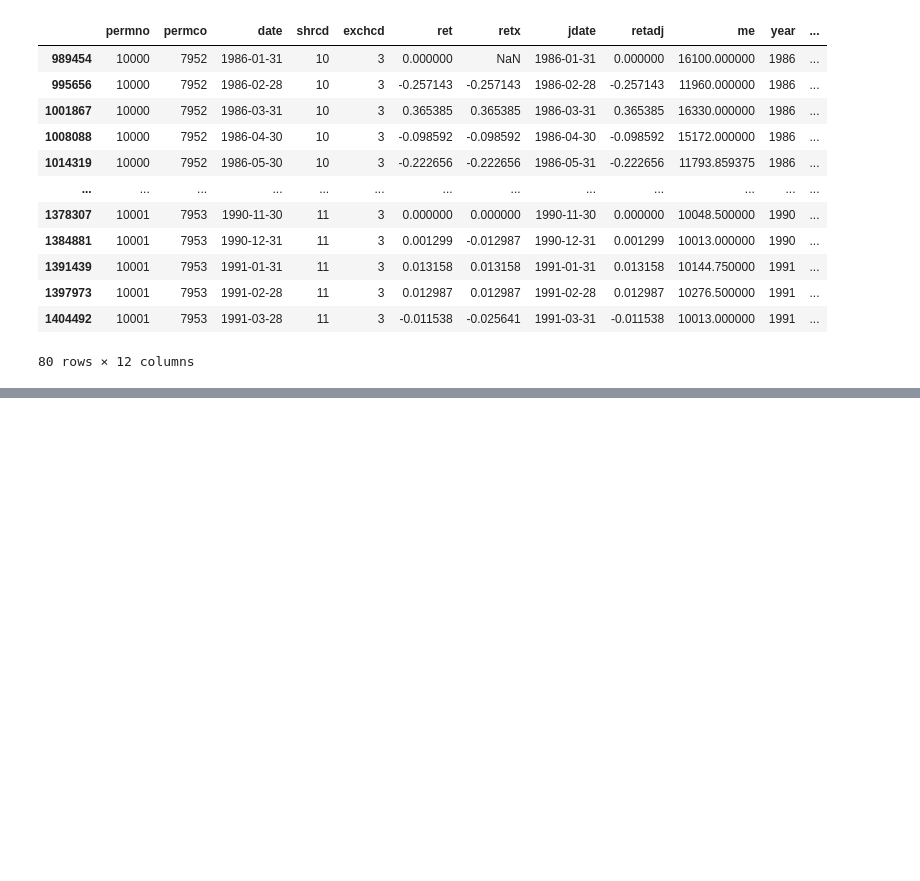
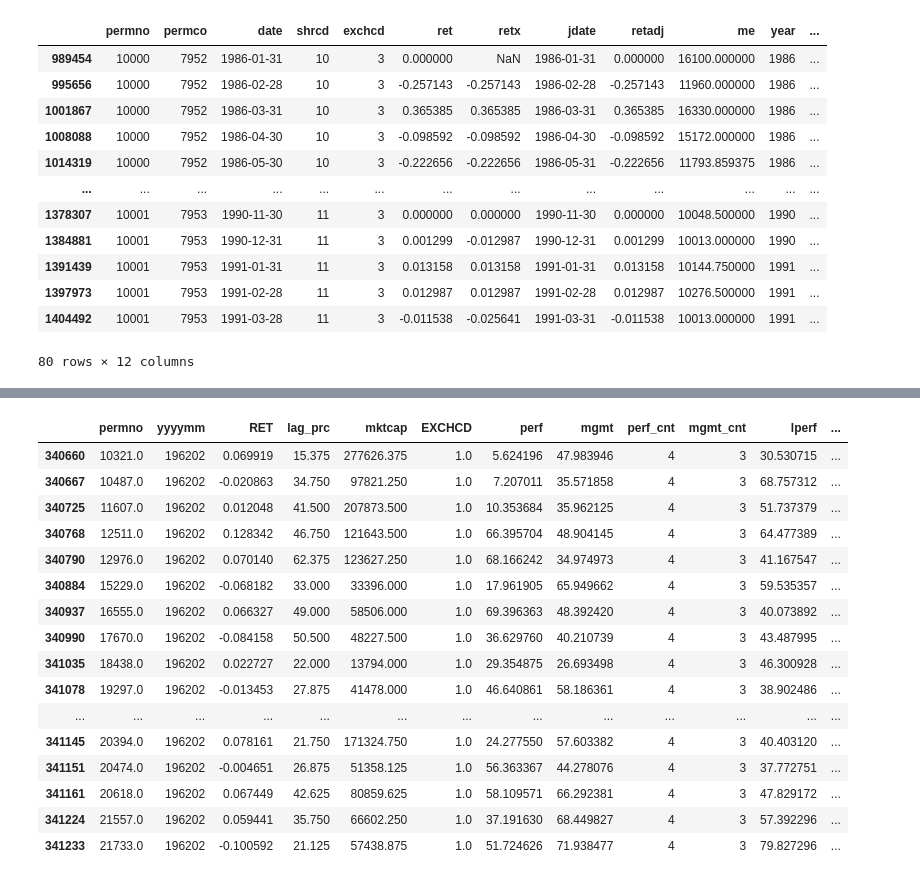
Before and after one commit to icer6683/Pricing, a Jupyter notebook: Table2.ipynb, the cells around one changed output, grey strips where cells are left out. Drawn from its saved outputs; the diff is of its cells as text; code cells hidden in the pictures; blank space fills up the shorter version.

```diff
--- a/Table2.ipynb
+++ b/Table2.ipynb
@@ -120,0 +152,28 @@ TypeError: 'numpy.int64' object is not callable
+# %%
+anomaly = pd.read_parquet("anomaly.gzip")
+# lag cumret
+anomaly['lperf']=anomaly.groupby(['permno'])['perf'].shift(120)
+# lag market cap
+anomaly['lmgmt']=anomaly.groupby(['permno'])['mgmt'].shift(120)
+fullanomaly = anomaly.copy()
+fullanomaly = fullanomaly.dropna()
+fullanomaly['yyyymm'] = fullanomaly['yyyymm'].astype(int)
+fullanomaly.head(20)
+# %% [output]
+|  | permno | yyyymm | RET | lag_prc | mktcap | EXCHCD | perf | mgmt | perf_cnt | mgmt_cnt | lperf | ... |
+| 340660 | 10321.0 | 196202 | 0.069919 | 15.375 | 277626.375 | 1.0 | 5.624196 | 47.983946 | 4 | 3 | 30.530715 | ... |
+| 340667 | 10487.0 | 196202 | -0.020863 | 34.750 | 97821.250 | 1.0 | 7.207011 | 35.571858 | 4 | 3 | 68.757312 | ... |
+| 340725 | 11607.0 | 196202 | 0.012048 | 41.500 | 207873.500 | 1.0 | 10.353684 | 35.962125 | 4 | 3 | 51.737379 | ... |
+| 340768 | 12511.0 | 196202 | 0.128342 | 46.750 | 121643.500 | 1.0 | 66.395704 | 48.904145 | 4 | 3 | 64.477389 | ... |
+| 340790 | 12976.0 | 196202 | 0.070140 | 62.375 | 123627.250 | 1.0 | 68.166242 | 34.974973 | 4 | 3 | 41.167547 | ... |
+| 340884 | 15229.0 | 196202 | -0.068182 | 33.000 | 33396.000 | 1.0 | 17.961905 | 65.949662 | 4 | 3 | 59.535357 | ... |
+| 340937 | 16555.0 | 196202 | 0.066327 | 49.000 | 58506.000 | 1.0 | 69.396363 | 48.392420 | 4 | 3 | 40.073892 | ... |
+| 340990 | 17670.0 | 196202 | -0.084158 | 50.500 | 48227.500 | 1.0 | 36.629760 | 40.210739 | 4 | 3 | 43.487995 | ... |
+| 341035 | 18438.0 | 196202 | 0.022727 | 22.000 | 13794.000 | 1.0 | 29.354875 | 26.693498 | 4 | 3 | 46.300928 | ... |
+| 341078 | 19297.0 | 196202 | -0.013453 | 27.875 | 41478.000 | 1.0 | 46.640861 | 58.186361 | 4 | 3 | 38.902486 | ... |
+| ... | ... | ... | ... | ... | ... | ... | ... | ... | ... | ... | ... | ... |
+| 341145 | 20394.0 | 196202 | 0.078161 | 21.750 | 171324.750 | 1.0 | 24.277550 | 57.603382 | 4 | 3 | 40.403120 | ... |
+| 341151 | 20474.0 | 196202 | -0.004651 | 26.875 | 51358.125 | 1.0 | 56.363367 | 44.278076 | 4 | 3 | 37.772751 | ... |
+| 341161 | 20618.0 | 196202 | 0.067449 | 42.625 | 80859.625 | 1.0 | 58.109571 | 66.292381 | 4 | 3 | 47.829172 | ... |
+| 341224 | 21557.0 | 196202 | 0.059441 | 35.750 | 66602.250 | 1.0 | 37.191630 | 68.449827 | 4 | 3 | 57.392296 | ... |
+| 341233 | 21733.0 | 196202 | -0.100592 | 21.125 | 57438.875 | 1.0 | 51.724626 | 71.938477 | 4 | 3 | 79.827296 | ... |
```
Also changed, not shown: parts of 12 cells of this notebook.
